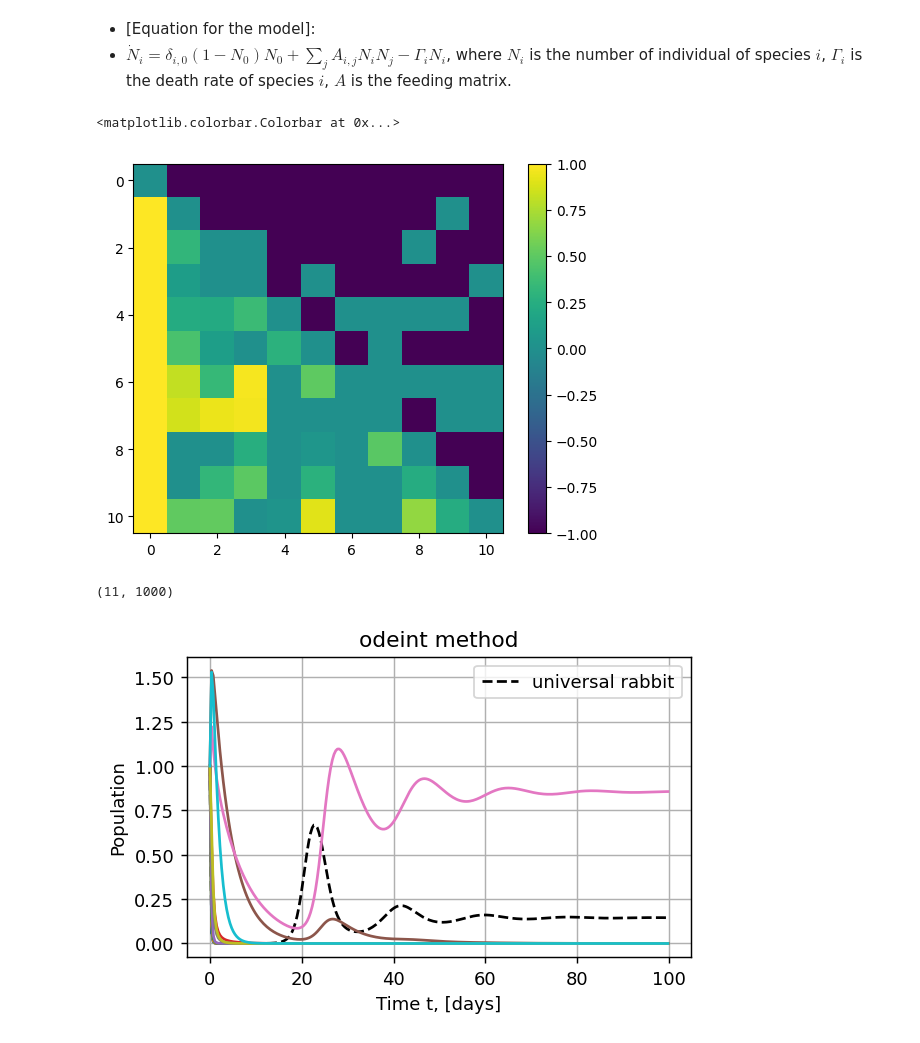
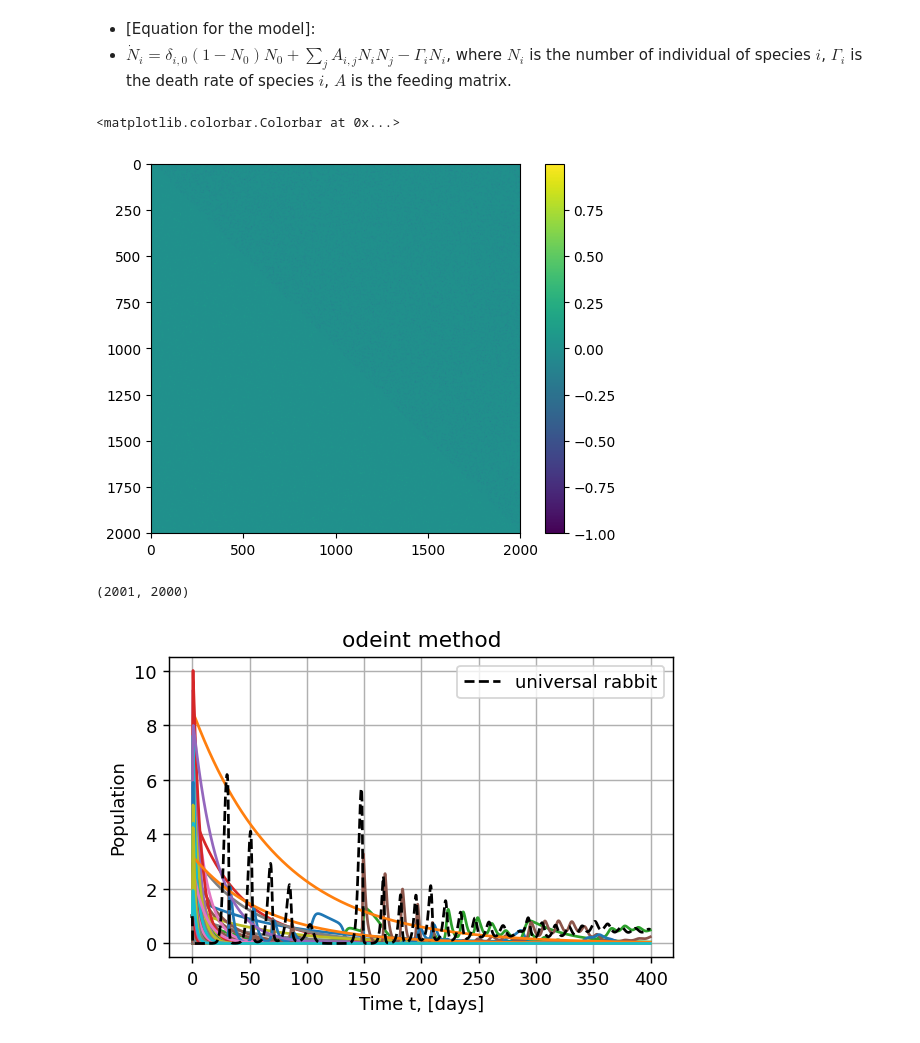
Before and after one commit to asgolovin/universal_rabbit, a Jupyter notebook: notebooks/equations.ipynb, the cells around one changed output. Drawn from its saved outputs; the diff is of its cells as text; code cells hidden in the pictures.

Commit message:
random interaction with bunnies instead of all eating bunnies. also carrying capacity of bunnies.

```diff
--- a/notebooks/equations.ipynb
+++ b/notebooks/equations.ipynb
@@ -17,11 +17,11 @@ def init_params(n_species, p_interact):
     mask = np.random.rand(n_species, n_species) < p_interact
 
     # all eating bunnies
-    A[0, 1:] = - np.ones(n_species-1)
-    A[1:, 0] = np.ones(n_species-1)
+    #A[0, 1:] = - np.ones(n_species-1)
+    #A[1:, 0] = np.ones(n_species-1)
 
     # relations between predators
-    for i in range(1, n_species):
+    for i in range(0, n_species):
         gamma[i] = np.random.rand()
         for j in range(i+1, n_species):
             if mask[i, j]:
@@ -32,7 +32,7 @@ def init_params(n_species, p_interact):
 
 def derivative(N, t, A, gamma, carrying_capacity):
     dotN = np.zeros(N.shape)
-    dotN[0] = (1 - N[0]/carrying_capacity) * N[0]/carrying_capacity
+    dotN[0] = (1 - N[0]/carrying_capacity) * N[0]
     dotN += (A @ N) * N # transpose because it worked?!
     dotN -= gamma * N
     return dotN
@@ -40,14 +40,14 @@ def derivative(N, t, A, gamma, carrying_capacity):
 seed = 42
 np.random.seed(seed)
 
-Nt = 1000
-t_max = 365. # days
-p_interact = 0.6
+Nt = 2000
+t_max = 400. # days
+p_interact = 0.01
 t = np.linspace(0.,t_max, Nt)
-n_predators = 10
+n_predators = 2000
 N0 = np.ones(n_predators + 1)
 A, gamma = init_params(n_predators + 1, p_interact)
-carrying_capacity = 1000
+carrying_capacity = 10
 
 res = integrate.odeint(derivative, N0, t, args = (A, gamma, carrying_capacity))
 N = res.T
@@ -56,23 +56,23 @@ plt.imshow(A)
 plt.colorbar()
 # %% [output]
 <matplotlib.colorbar.Colorbar at 0x...>
-[figure, old version]
+[figure, new version]
 # %%
 N.shape
 # %% [output]
-(11, 1000)
+(2001, 2000)
 # %%
-t_plot = 100
+t_plot = t_max
 
 fig, ax = plt.subplots(1,1, figsize = (5,3), dpi=130)
 plt.grid()
 plt.title("odeint method")
+plt.plot(t[t<t_plot], N[1:,t<t_plot].T)
 plt.plot(t[t<t_plot], N[0,t<t_plot].T, '--', label = 'universal rabbit', color = 'k')
-plt.plot(t[t<t_plot], N[1:,t<t_plot].T)
 plt.xlabel('Time t, [days]')
 plt.ylabel('Population')
 plt.legend()
 
 plt.show()
 # %% [output]
-[figure, old version]
+[figure, new version]
```
Also changed, not shown: parts of 1 cell of this notebook.
